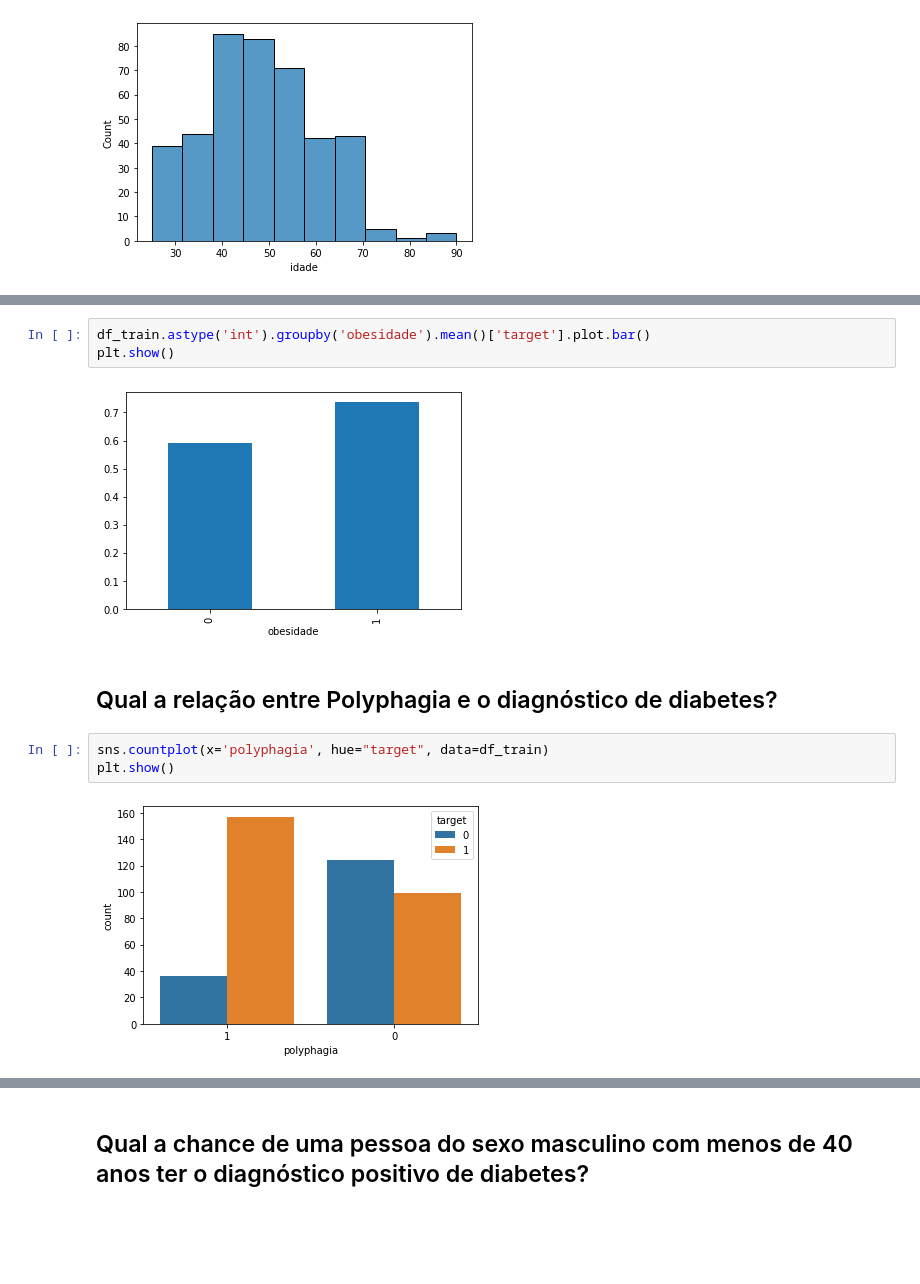
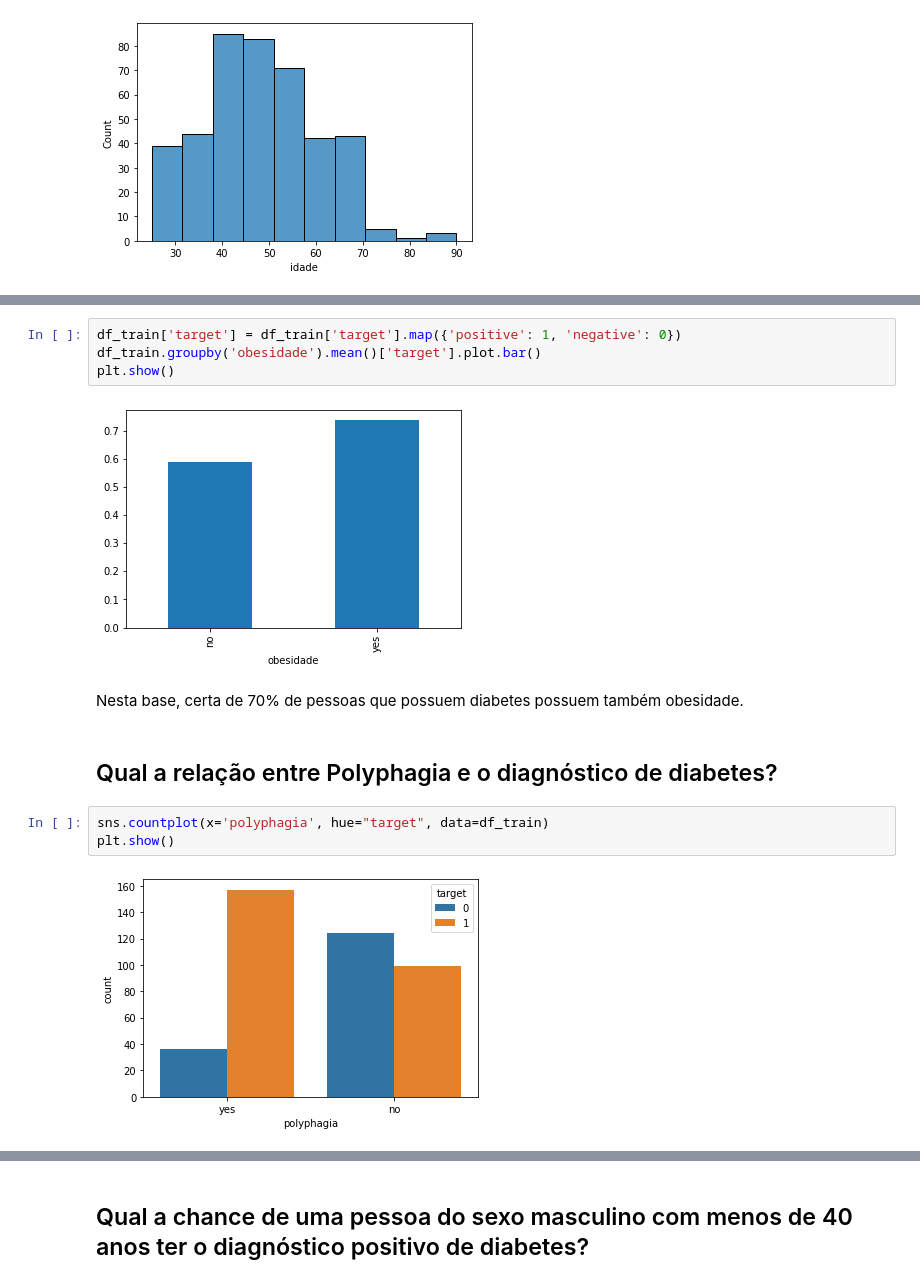
Before and after one commit to grazimelo/case-sbf, a Jupyter notebook: notebooks/2_eda.ipynb, the cells around one changed output, grey strips where cells are left out. Saved outputs shown, nothing was run; the diff lists cells and outputs as text; blank space fills up the shorter version.

```diff
--- a/notebooks/2_eda.ipynb
+++ b/notebooks/2_eda.ipynb
@@ -117,13 +97,16 @@ plt.show()
 # %%
-df_train.astype('int').groupby('obesidade').mean()['target'].plot.bar()
+df_train['target'] = df_train['target'].map({'positive': 1, 'negative': 0})
+df_train.groupby('obesidade').mean()['target'].plot.bar()
 plt.show()
 # %% [output]
-[figure, old version]
+[figure, new version]
+# %% [markdown]
+Nesta base, certa de 70% de pessoas que possuem diabetes possuem também obesidade.
 # %% [markdown]
 ## Qual a relação entre Polyphagia e o diagnóstico de diabetes?
 # %%
 sns.countplot(x='polyphagia', hue="target", data=df_train)
 plt.show()
 # %% [output]
-[figure, old version]
+[figure, new version]
 # %%
```
Also changed, not shown: parts of 13 cells of this notebook, 5 other files.
